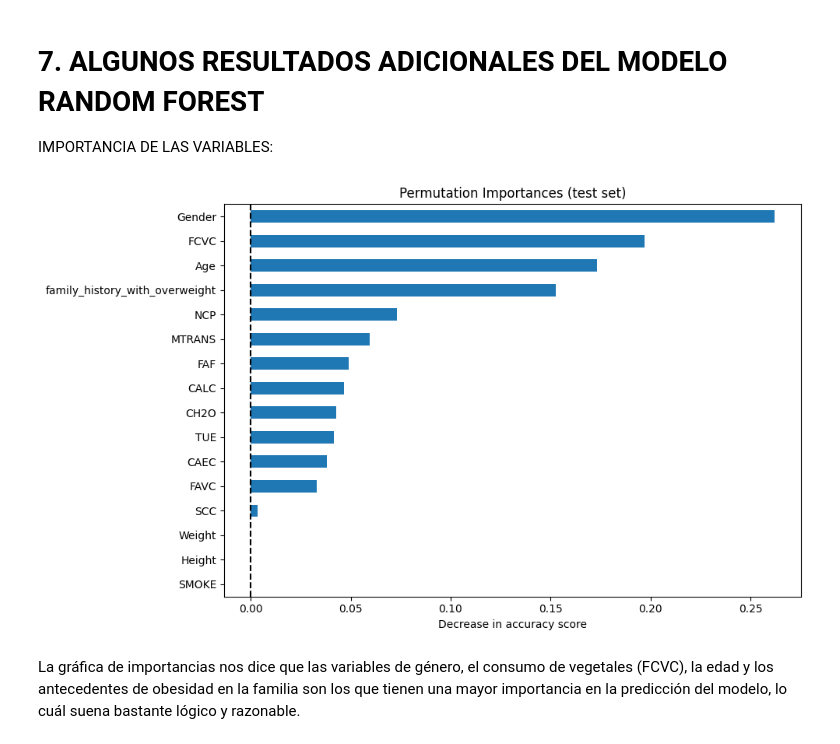
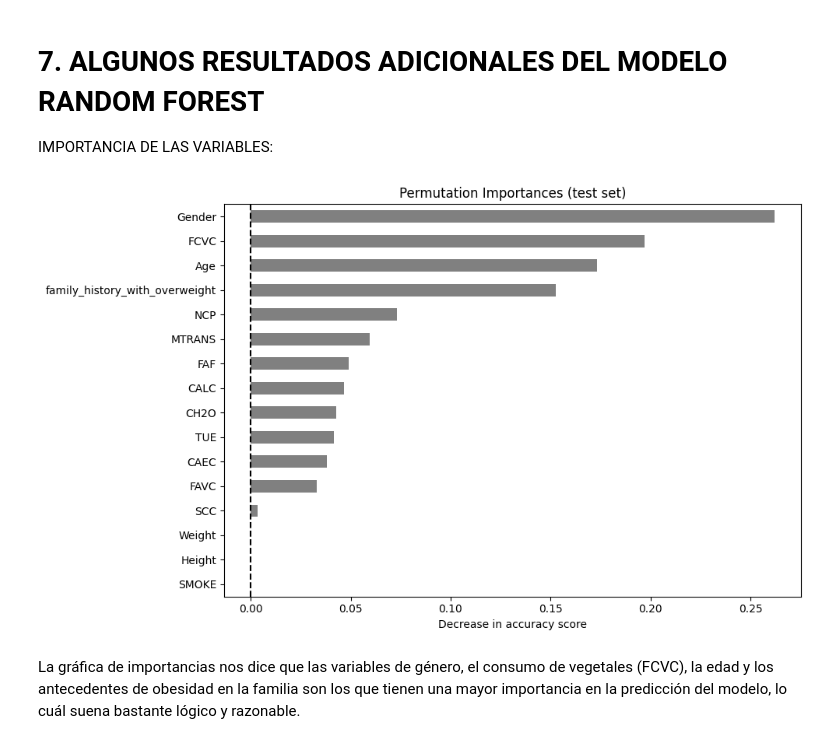
Before and after one commit to AlejoMorenoF/Proyecto_Final_Obesidad, a Jupyter notebook: Codigo/2_Modelos_Aprendizaje.ipynb, the cells around one changed output. Cells and saved outputs as stored; diff of their text form; code cells hidden in the pictures.

```diff
--- a/Codigo/2_Modelos_Aprendizaje.ipynb
+++ b/Codigo/2_Modelos_Aprendizaje.ipynb
@@ -298,22 +298,22 @@ IMPORTANCIA DE LAS VARIABLES:
 # %%
 Results_RF = permutation_importance(
     Modelo_RF, X_test, Y_test, n_repeats=10, random_state=17, n_jobs=2
 )
 sorted_importances_idx = Results_RF.importances_mean.argsort()
 importances = pd.DataFrame(
     Results_RF.importances[sorted_importances_idx].T,
     columns=X_test.columns[sorted_importances_idx],
 )
 fig, ax = plt.subplots(figsize=(10, 6))
-importances.mean().plot.barh(ax=ax)
+importances.mean().plot.barh(ax=ax, color='grey')
 ax.set_title("Permutation Importances (test set)")
 ax.axvline(x=0, color="k", linestyle="--")
 ax.set_xlabel("Decrease in accuracy score")
 
 plt.tight_layout()
 plt.show()
 # %% [output]
-[figure, old version]
+[figure, new version]
 # %% [markdown]
 La gráfica de importancias nos dice que las variables de género, el consumo de vegetales (FCVC), la edad y los antecedentes de obesidad en la familia son los que tienen una mayor importancia en la predicción del modelo, lo cuál suena bastante lógico y razonable.
 # %%
```
Also changed, not shown: parts of 1 cell of this notebook.
